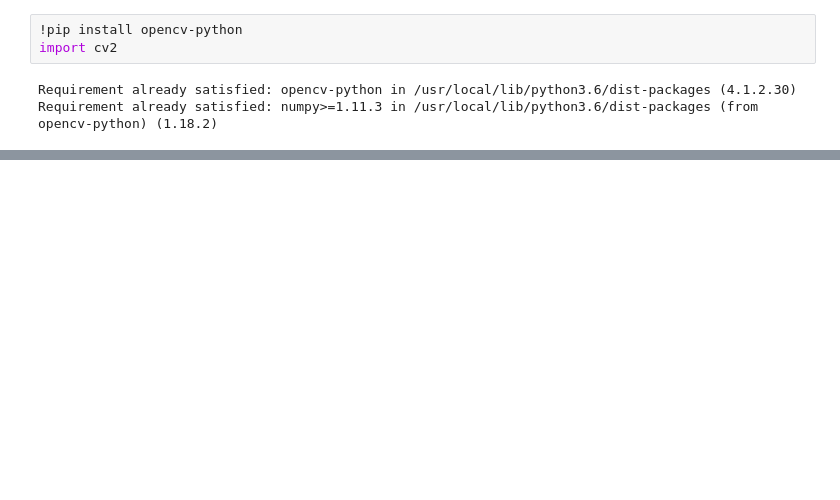
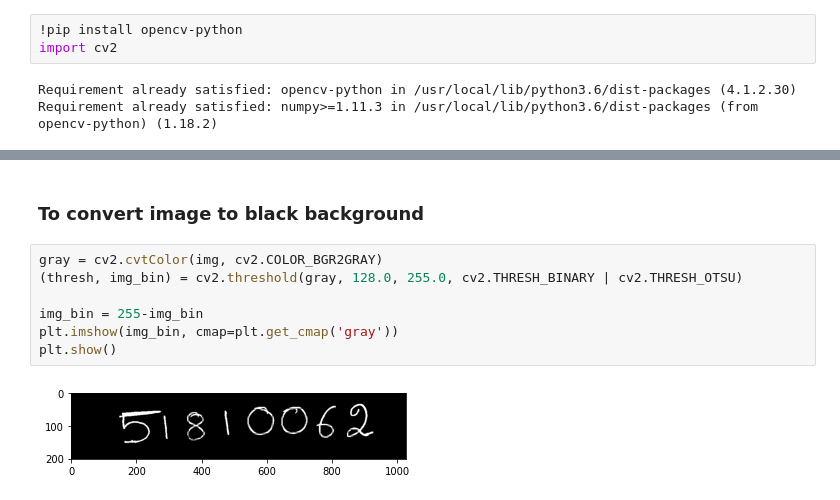
Before and after one commit to ghostman-007/Major-Project, a Jupyter notebook: Segmentation.ipynb, the cells around one changed output, grey strips where cells are left out. Cells and saved outputs as stored; diff of their text form; blank space fills up the shorter version.

```diff
--- a/Segmentation.ipynb
+++ b/Segmentation.ipynb
@@ -41,0 +47,11 @@ AttributeError: ignored
+# %% [markdown]
+### To convert image to black background
+# %%
+gray = cv2.cvtColor(img, cv2.COLOR_BGR2GRAY)
+(thresh, img_bin) = cv2.threshold(gray, 128.0, 255.0, cv2.THRESH_BINARY | cv2.THRESH_OTSU)
+
+img_bin = 255-img_bin
+plt.imshow(img_bin, cmap=plt.get_cmap('gray'))
+plt.show()
+# %% [output]
+[figure, added]
```
Also changed, not shown: parts of 5 cells of this notebook.
